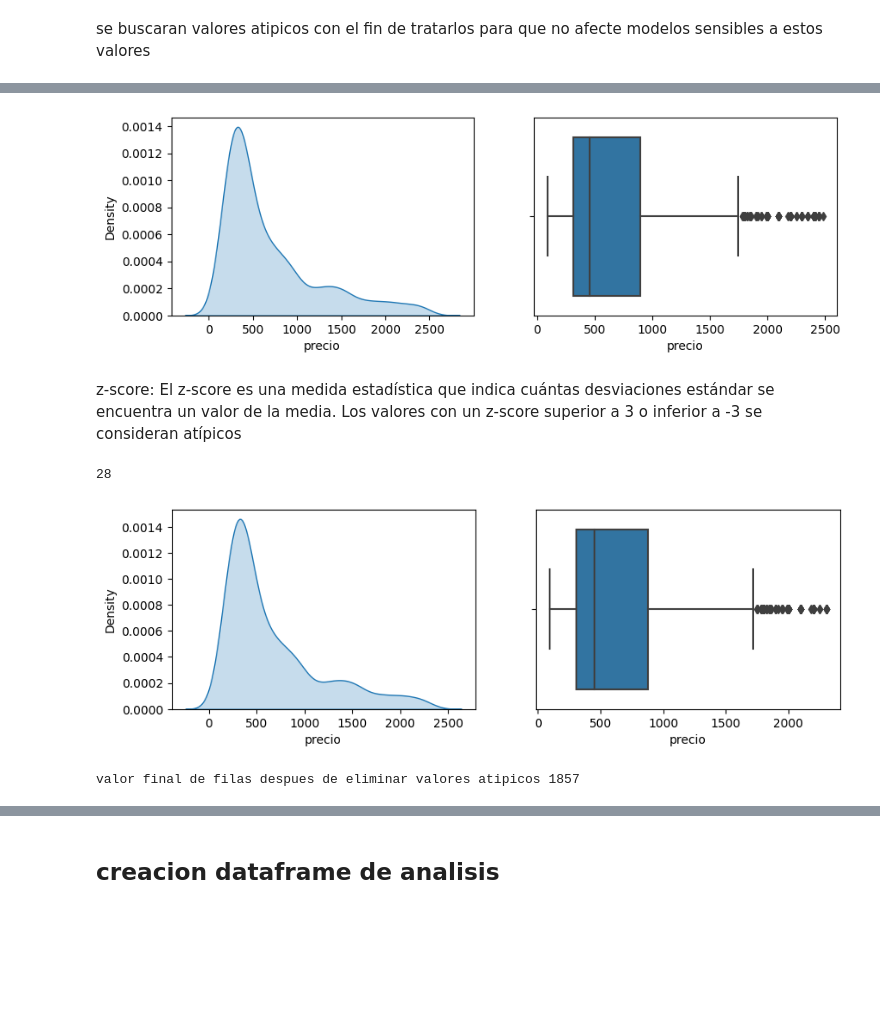
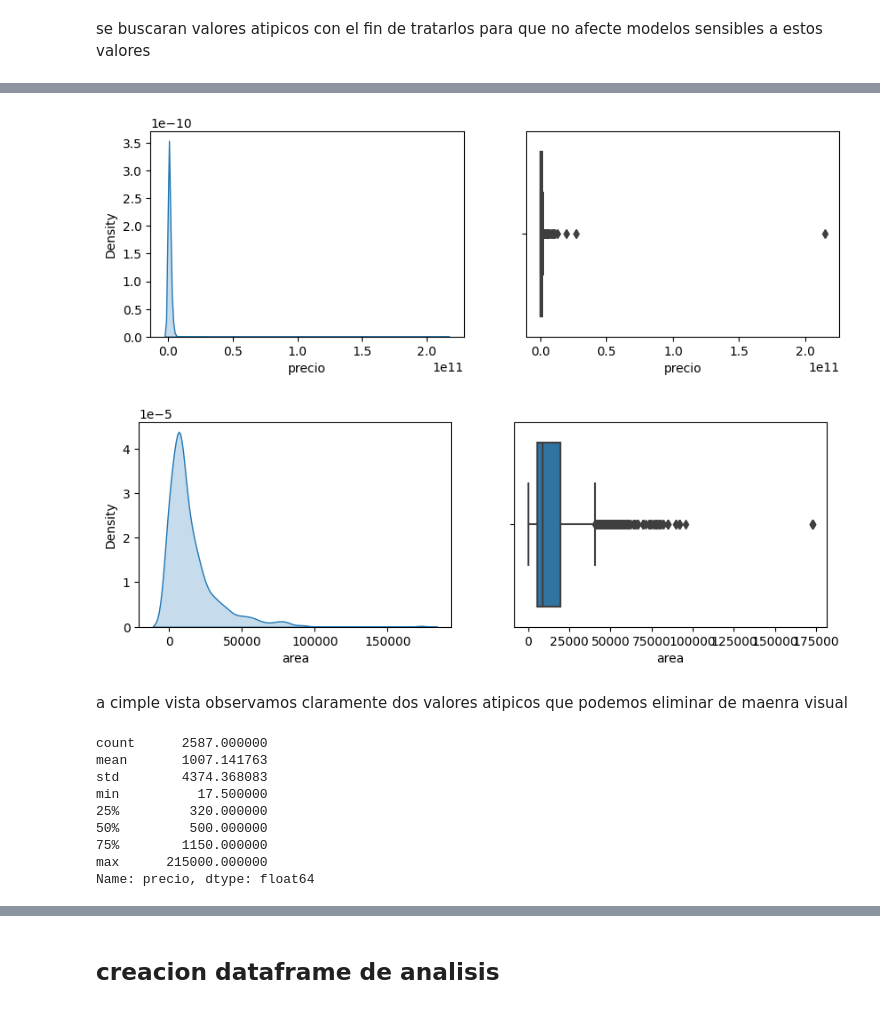
Before and after one commit to juanguzman2/Analisis-del-precio-de-las-viviendas-en-el-oriente-antioqueno, a Jupyter notebook: Script/limpieza/limpiezafinal.ipynb, the cells around one changed output, grey strips where cells are left out. Cells and saved outputs as stored; diff of their text form; code cells hidden in the pictures; blank space fills up the shorter version.

Commit message:
Se realizaron los siguientes cambios 1. Se modifico la union de las tablas 2. Se modifico la limpieza de valores atipicos 3. Se crearon 2 nuevos df en base a los cambios hechos

```diff
--- a/Script/limpieza/limpiezafinal.ipynb
+++ b/Script/limpieza/limpiezafinal.ipynb
@@ -406,6 +404,6 @@ valor inicial de fials antes de limpieza de valores atipicos 2053
 # %% [markdown]
 incialmente se eliminaran los precios que esten superiores a  2.500'000.000 (dos mil quinientos millones)
 # %%
-dfp = dfp[dfp['precio']<2500000000]
+# dfp = dfp[dfp['precio']<2500000000]
 dfp.shape
 # %% [output]
@@ -438,28 +502,26 @@ def grafout(df):
     fig, ax = plt.subplots(ncols=2,figsize=(10,3))
     sns.kdeplot(df, shade=True, ax=ax[0]);
     sns.boxplot(df, orient='h', ax=ax[1]);
-grafout((dfp.precio/1000000))
-# %% [output]
-[figure, removed]
-# %% [markdown]
-z-score: El z-score es una medida estadística que indica cuántas desviaciones estándar se encuentra un valor de la media. Los valores con un z-score superior a 3 o inferior a -3 se consideran atípicos
-# %%
-def outliers(df):
-    z_scores = np.abs(stats.zscore(df))
-    outliers = df[z_scores > 3]
-    print(outliers.count())
-outliers(dfp['precio'])
-# %% [output]
-28
-# %%
-z_scores = np.abs(stats.zscore(dfp['precio']))
-dfp = dfp.loc[z_scores < 3]
+# %%
+data = ['precio','area']
+# %%
+for i in data:
+    grafout(dfp[i])
+# %% [output]
+[figure, added]
+[figure, added]
+# %% [markdown]
+a cimple vista observamos claramente dos valores atipicos que podemos eliminar de maenra visual
 # %%
-grafout((dfp.precio/1000000))
+(dfp.precio/1000000).describe()
 # %% [output]
-[figure, removed]
+count      2587.000000
+mean       1007.141763
+std        4374.368083
+min          17.500000
+25%         320.000000
+50%         500.000000
+75%        1150.000000
+max      215000.000000
+Name: precio, dtype: float64
-# %%
-print(f'valor final de filas despues de eliminar valores atipicos {dfp.shape[0]}')
-# %% [output]
-valor final de filas despues de eliminar valores atipicos 1857
 # %%
```
Also changed, not shown: parts of 55 cells of this notebook, 6 other files.
